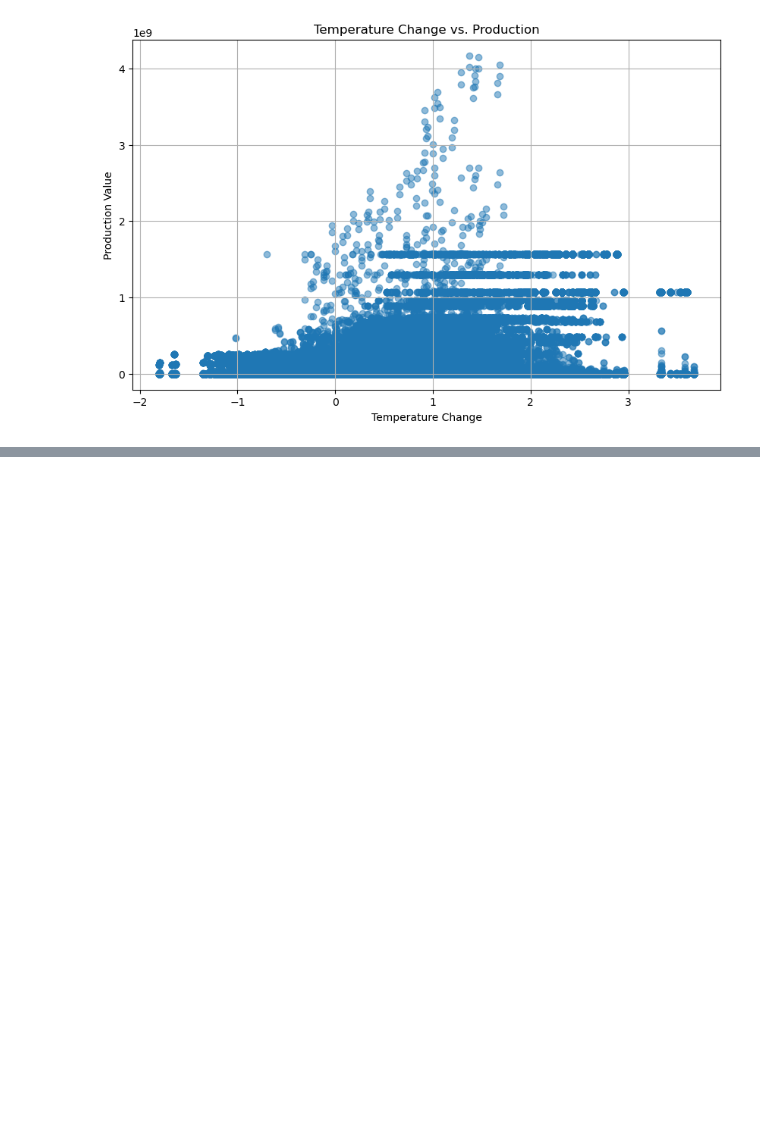
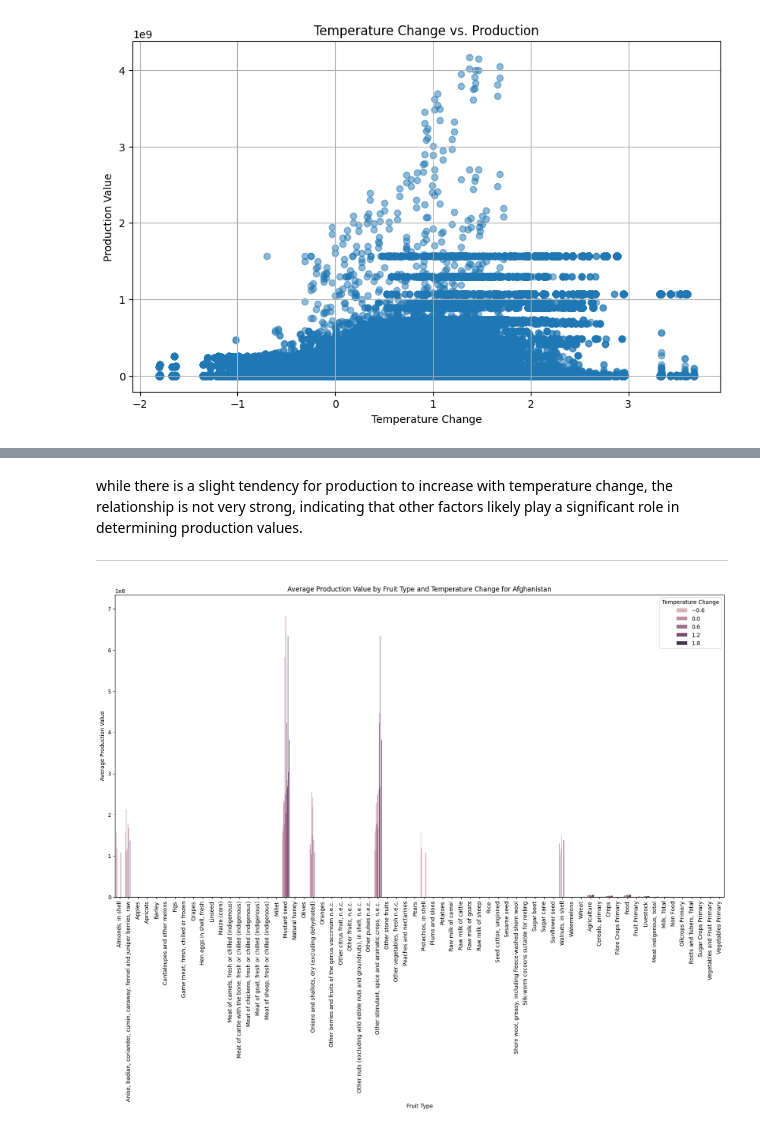
Before and after one commit to aymanezz/Climate_Impact_Agriculture_Yield, a Jupyter notebook: notebooks/EDA.ipynb, the cells around one changed output, grey strips where cells are left out. Saved outputs shown, nothing was run; the diff lists cells and outputs as text; code cells hidden in the pictures; blank space fills up the shorter version.

```diff
--- a/notebooks/EDA.ipynb
+++ b/notebooks/EDA.ipynb
@@ -203,12 +268,26 @@ plt.show()
+# %% [markdown]
+ while there is a slight tendency for production to increase with temperature change, the relationship is not very strong, indicating that other factors likely play a significant role in determining production values.
+
+
+
+
+
+
+
+---
 # %%
-import seaborn as sns
+country = 'Afghanistan'
+country_data = merged[merged['Area'] == country]
 
-plt.figure(figsize=(12, 8))
-sns.barplot(x='Item', y='Value', hue='Temperature Change', data=merged)
-plt.title('Average Production Value by Fruit Type and Temperature Change')
+# Plotting
+plt.figure(figsize=(20, 10))
+sns.barplot(x='Item', y='production', hue='Temperature Change', data=country_data)
+plt.title(f'Average Production Value by Fruit Type and Temperature Change for {country}')
 plt.xlabel('Fruit Type')
 plt.ylabel('Average Production Value')
-plt.xticks(rotation=45)
+plt.xticks(rotation=90)
 plt.legend(title='Temperature Change')
 plt.show()
+# %% [output]
+[figure, added]
 # %%
```
Also changed, not shown: parts of 35 cells of this notebook.
